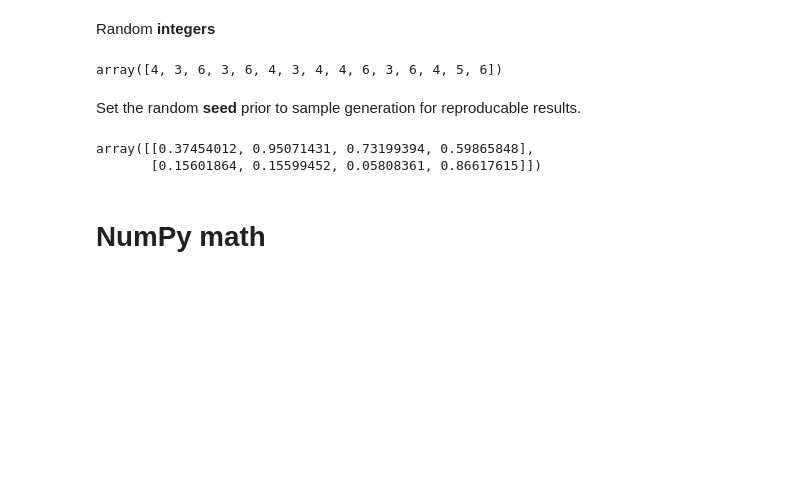
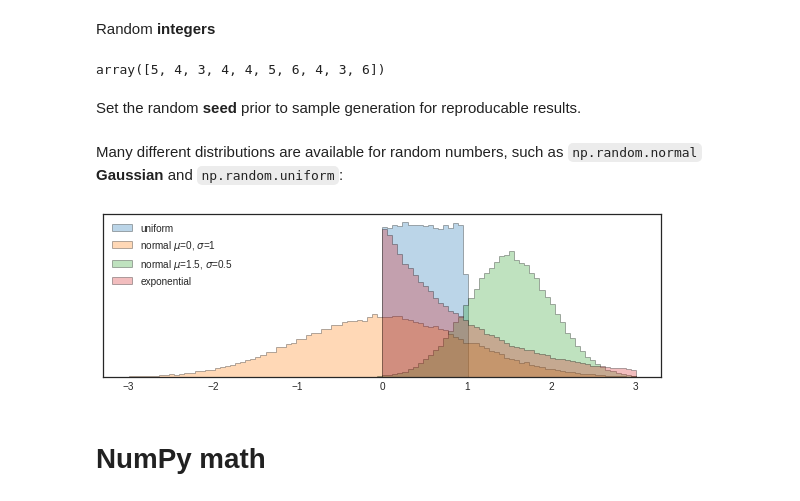
Before and after one commit to munich-ml/MLPy2021, a Jupyter notebook: 11_NumPy.ipynb, the cells around one changed output. Cells and saved outputs as stored; diff of their text form; code cells hidden in the pictures; blank space fills up the shorter version.

Commit message:
Reworked until np.random

```diff
--- a/11_NumPy.ipynb
+++ b/11_NumPy.ipynb
@@ -117,18 +108,29 @@ array([[[0.13413059, 0.72105333, 0.18699637, 0.28465301],
 # %% [markdown]
 Random **integers**
 # %%
-np.random.randint(low=3, high=7, size=(15,))
+np.random.randint(low=3, high=7, size=(10,))
 # %% [output]
-array([4, 3, 6, 3, 6, 4, 3, 4, 4, 6, 3, 6, 4, 5, 6])
+array([5, 4, 3, 4, 4, 5, 6, 4, 3, 6])
 # %% [markdown]
 Set the random **seed** prior to sample generation for reproducable results.
 # %%
 np.random.seed(seed=42)
+# %% [markdown]
+Many different distributions are available for random numbers, such as `np.random.normal` **Gaussian** and `np.random.uniform`:
+# %%
+N = 100000
+kwa = dict(bins=np.linspace(-3, 3, 101), histtype='stepfilled', alpha=0.3, ec="k")
+plt.figure(figsize=(10,3))
+plt.hist(np.random.uniform(size=N), label="uniform", **kwa)
+for mu, sigma in zip((0, 1.5), (1, 0.5)):
+    label = "normal $\mu$={}, $\sigma$={}".format(mu, sigma)
+    plt.hist(np.random.normal(mu, sigma, N), label=label, **kwa)
+plt.hist(np.random.exponential(size=N), label="exponential", **kwa)
+plt.legend(loc="upper left"), plt.yticks([]);
+# %% [output]
+[figure, added]
 # %%
-np.random.random_sample(size=(2, 4))
+np.random?
-# %% [output]
-array([[0.37454012, 0.95071431, 0.73199394, 0.59865848],
-       [0.15601864, 0.15599452, 0.05808361, 0.86617615]])
 # %% [markdown]
 # NumPy math
 # %% [markdown]
```
Also changed, not shown: parts of 16 cells of this notebook.
